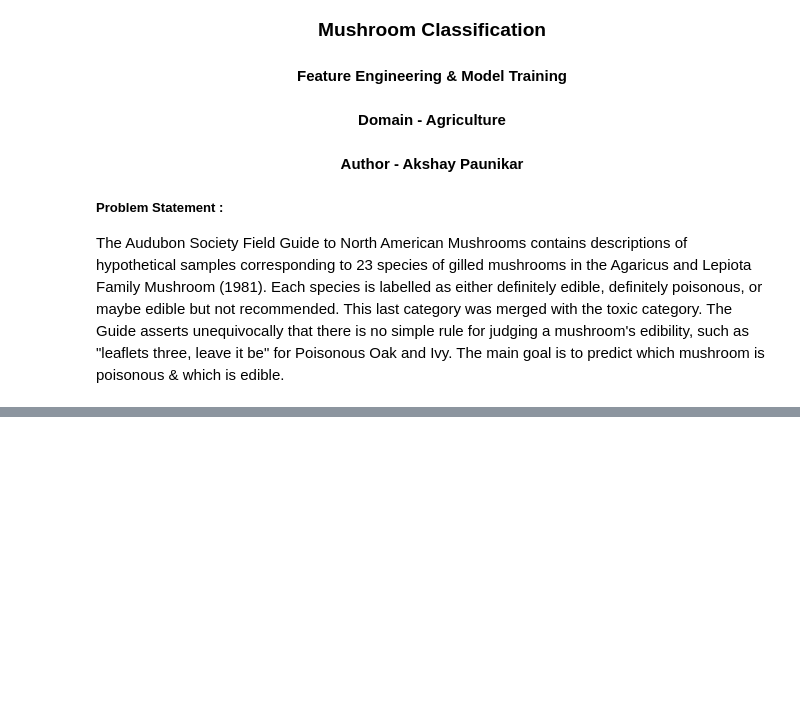
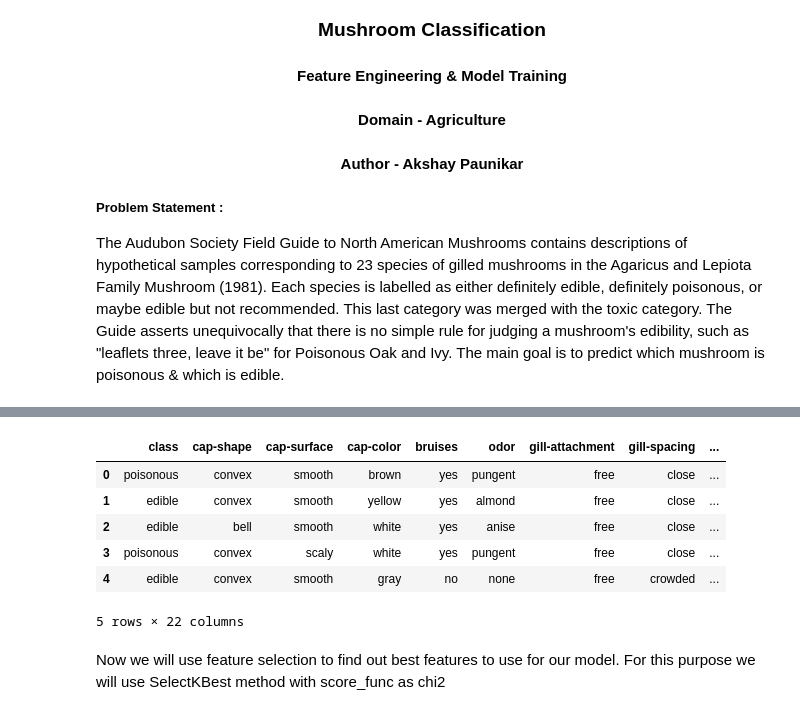
Before and after one commit to Akshay-Paunikar/iNeuron_Mushroom_Classification, a Jupyter notebook: mushroom/notebook/mushroom_Model.ipynb, the cells around one changed output, grey strips where cells are left out. Drawn from its saved outputs; the diff is of its cells as text; code cells hidden in the pictures; blank space fills up the shorter version.

Commit message:
model training done

```diff
--- a/mushroom/notebook/mushroom_Model.ipynb
+++ b/mushroom/notebook/mushroom_Model.ipynb
@@ -20,0 +27,12 @@ from sklearn.pipeline import Pipeline
+# %%
+# load the dataset
+data = pd.read_csv("mushroom_data.csv")
+data.head()
+# %% [output]
+|  | class | cap-shape | cap-surface | cap-color | bruises | odor | gill-attachment | gill-spacing | ... |
+| 0 | poisonous | convex | smooth | brown | yes | pungent | free | close | ... |
+| 1 | edible | convex | smooth | yellow | yes | almond | free | close | ... |
+| 2 | edible | bell | smooth | white | yes | anise | free | close | ... |
+| 3 | poisonous | convex | scaly | white | yes | pungent | free | close | ... |
+| 4 | edible | convex | smooth | gray | no | none | free | crowded | ... |
+5 rows × 22 columns
@@ -20,0 +48,2 @@ from sklearn.pipeline import Pipeline
+# %% [markdown]
+Now we will use feature selection to find out best features to use for our model. For this purpose we will use SelectKBest method with score_func as chi2
```
Also changed, not shown: parts of 29 cells of this notebook, 9 other files.
